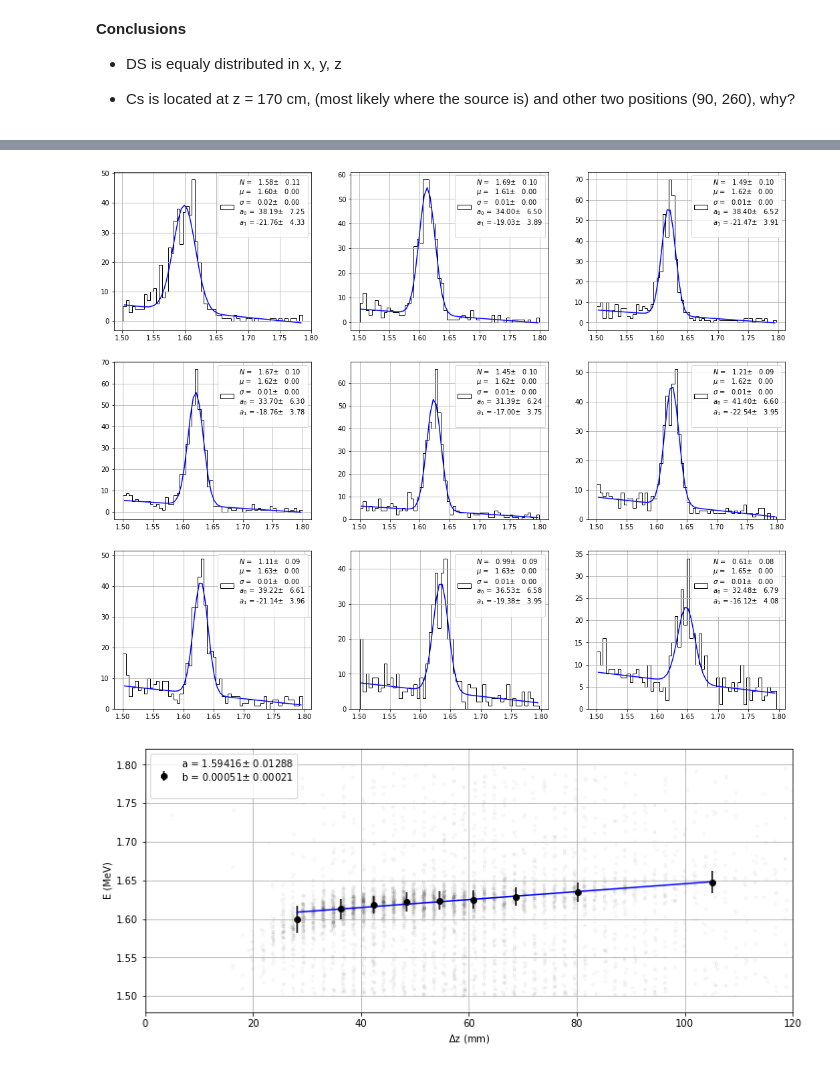
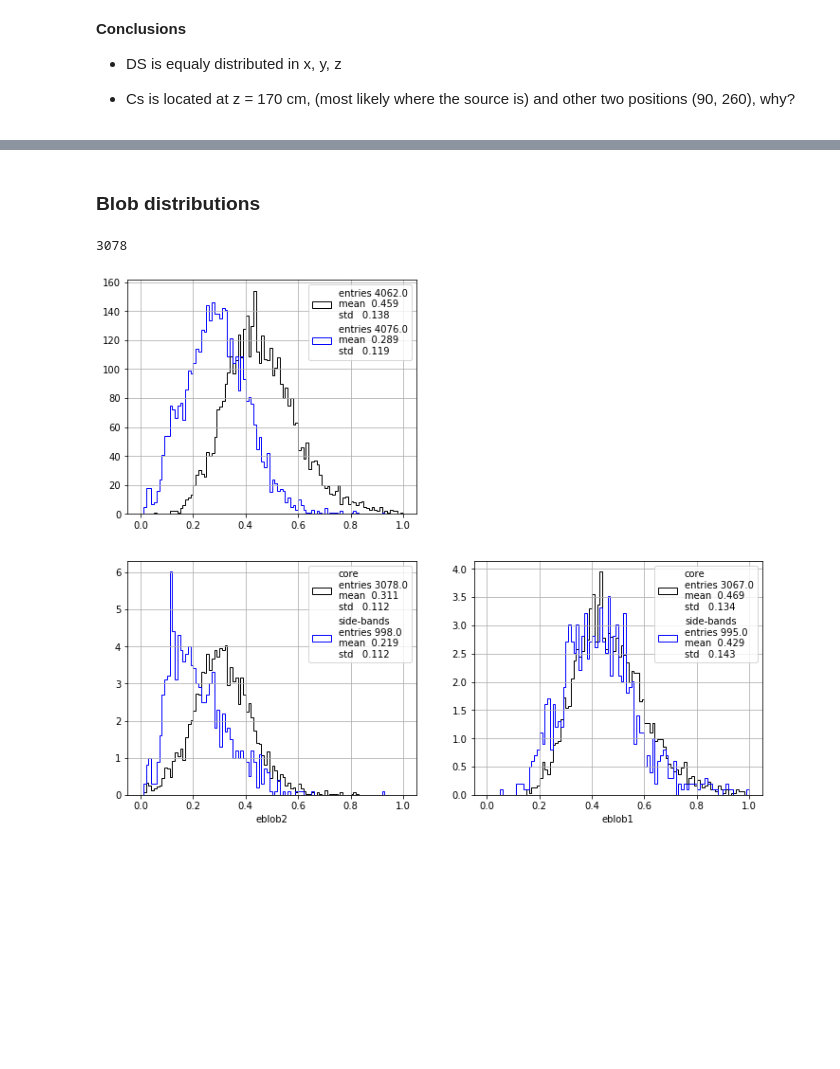
Before and after one commit to jahernando/next, a Jupyter notebook: NB/demo/demo_topology_run7.ipynb, the cells around one changed output, grey strips where cells are left out. Drawn from its saved outputs; the diff is of its cells as text; code cells hidden in the pictures; blank space fills up the shorter version.

```diff
--- a/NB/demo/demo_topology_run7.ipynb
+++ b/NB/demo/demo_topology_run7.ipynb
@@ -224,13 +149,0 @@ energy_cs = 0.663
-# %%
-cor = 'cd'
-ene0, slope = cs_par
-scale = energy_cs/ene0
-if (cor == 'ds'):
-    ene0, slope = ds_par
-    scale = energy_ds/ene0
-
-print(scale)
-
-ene, dz = [dft[name].values for name in ('energy', 'dz_track')]
-enecor  = eres.dz_energy_correction(ene, dz, abs(slope), scale)
-dft.enecor = enecor
@@ -239,6 +149,0 @@ dft.enecor = enecor
-# %%
-ranges['enecor.cs'] = (0.60, 0.70)
-ranges['enecor.ds'] = (1.55, 1.)
-ranges['enecor.ph'] = (2.00, 3.00)
-for name in ('enecor.cs', 'enecor.ds', 'enecor.ph'):
-    selections.set_range(name, ranges[name])
@@ -300,13 +150,28 @@ pltext.hprofile(dz, ene, bins = bins, xrange = (0., 120), percentile = True);
-# %%
-nbins = 10
-p0s   = nbins * [(10., 1.63, 0.02, 70., -70),]
-#p0s[2] = (10., 0.71, 0.02, 70., -70)
-len(ene), len(dz), np.sum(np.isnan(ene)), np.sum(np.isnan(dz))
-xmed, mus, sigs = eres.dz_effect_profile(dz, ene, nbins, p0s = p0s, plot = True);
-pltext.canvas(1);
-plt.scatter(dz, ene, alpha = 0.02, marker = '.'); plt.xlim((0., 120.));
-par, upars = eres.dz_effect(xmed, mus, sigs, plot = True);
-plt.xlabel(r'$\Delta$z (mm)'); plt.ylabel('E (MeV)');
-# %% [output]
-[figure, removed]
-[figure, removed]
+# %% [markdown]
+### Blob distributions
+# %%
+sel    = selections['enecor.ds']
+erange = ranges['enecor.ds']
+enecor = dft.enecor[sel].values
+usel   = ut.in_range(enecor, (1.72, 1.8))
+print(np.sum(usel))
+
+eblob1, eblob2 = [dft[sel][name].values for name in ('eblob1', 'eblob2')]
+
+subplot = pltext.canvas(4)
+subplot(1)
+pltext.hist(eblob1, 100, range = (0., 1.));
+pltext.hist(eblob2, 100, range = (0., 1.));
+
+subplot(3)
+pltext.hist(eblob2[ usel], 100, range = (0., 1.), density = True, label = 'core');
+pltext.hist(eblob2[~usel], 100, range = (0., 1.), density = True, label = 'side-bands');
+plt.xlabel('eblob2');
+
+subplot(4)
+pltext.hist(eblob1[ usel], 100, range = (0., 1.), density = True, label = 'core');
+pltext.hist(eblob1[~usel], 100, range = (0., 1.), density = True, label = 'side-bands');
+plt.xlabel('eblob1');
+# %% [output]
+3078
+[figure, added]
```
Also changed, not shown: parts of 33 cells of this notebook, 1 other file.
